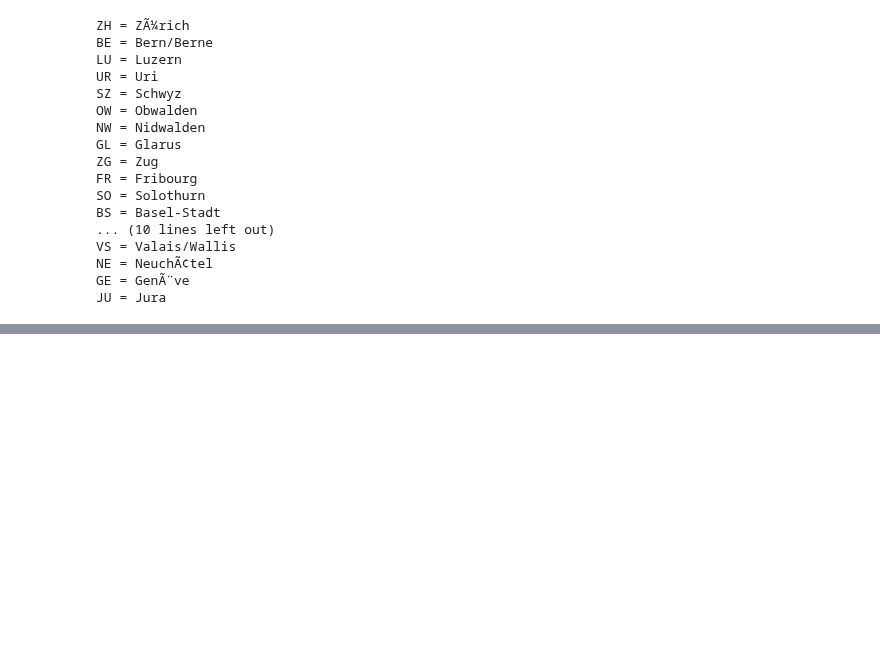
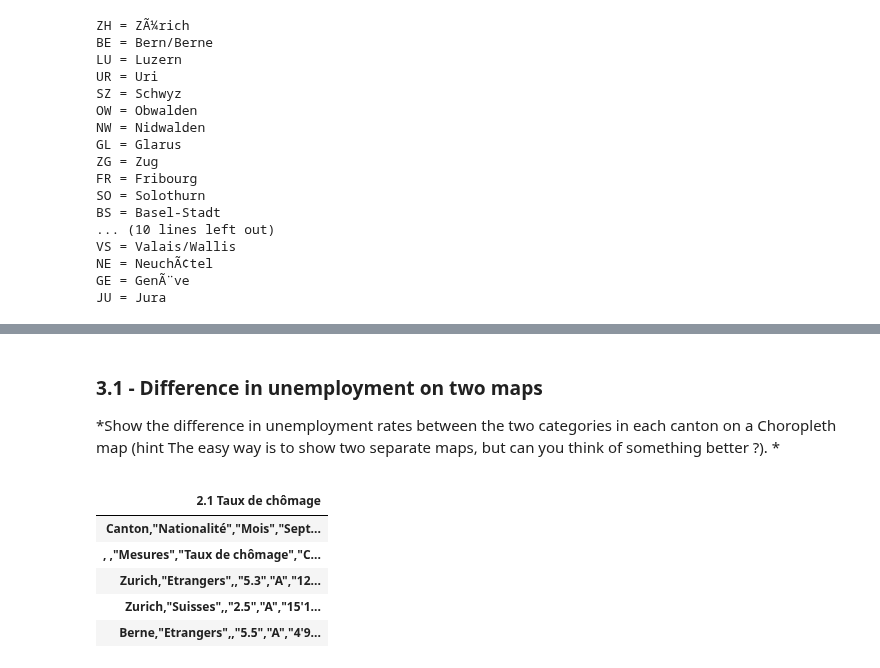
Before and after one commit to Piloumpicou/ADA-Unexpected-Match, a Jupyter notebook: 03 - Interactive Viz/Homework 3.ipynb, the cells around one changed output, grey strips where cells are left out. Saved outputs shown, nothing was run; the diff lists cells and outputs as text; code cells hidden in the pictures; blank space fills up the shorter version.

```diff
--- a/03 - Interactive Viz/Homework 3.ipynb
+++ b/03 - Interactive Viz/Homework 3.ipynb
@@ -328,0 +338,14 @@ m_swiss
+# %% [markdown]
+### 3.1 - Difference in unemployment on two maps
+*Show the difference in unemployment rates between the two categories in each canton on a Choropleth map (hint The easy way is to show two separate maps, but can you think of something better ?). *
+# %%
+dataCSV = pd.DataFrame.from_csv('./2_1 Taux de chômage_nat.csv',encoding='utf-16', sep='\t')
+dataCSV.head()
+# %% [output]
+|  |
+| 2.1 Taux de chômage |
+| Canton,"Nationalité","Mois","Sept... |
+| , ,"Mesures","Taux de chômage","C... |
+| Zurich,"Etrangers",,"5.3","A","12... |
+| Zurich,"Suisses",,"2.5","A","15'1... |
+| Berne,"Etrangers",,"5.5","A","4'9... |
```
Also changed, not shown: parts of 9 cells of this notebook, 1 other file.
